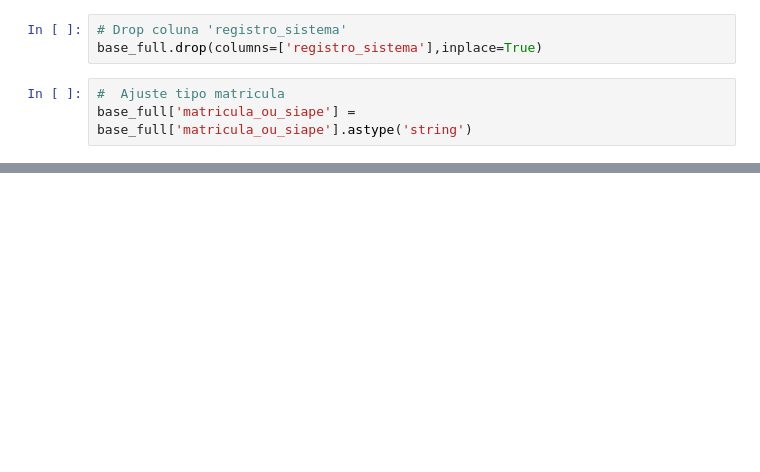
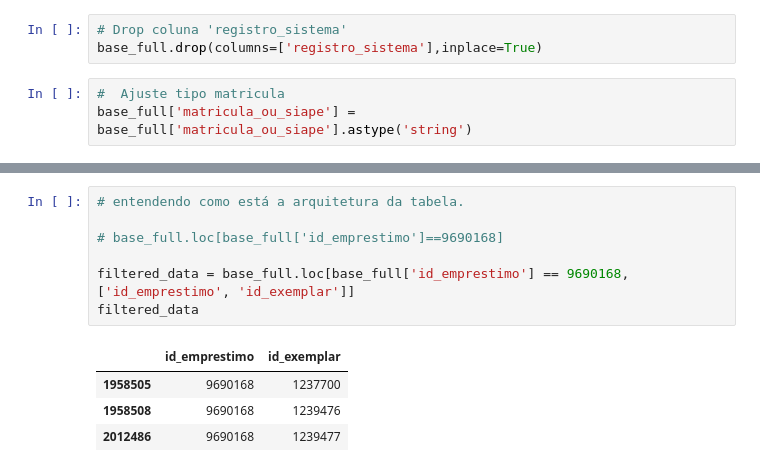
Before and after one commit to bernardonacif/7_Days_of_Code_Alura-Python-Pandas, a Jupyter notebook: desafio.ipynb, the cells around one changed output, grey strips where cells are left out. Cells and saved outputs as stored; diff of their text form; blank space fills up the shorter version.

```diff
--- a/desafio.ipynb
+++ b/desafio.ipynb
@@ -132,0 +160,12 @@ base_full.head()
+# %%
+# entendendo como está a arquitetura da tabela.
+
+# base_full.loc[base_full['id_emprestimo']==9690168]
+
+filtered_data = base_full.loc[base_full['id_emprestimo'] == 9690168, ['id_emprestimo', 'id_exemplar']]
+filtered_data
+# %% [output]
+|  | id_emprestimo | id_exemplar |
+| 1958505 | 9690168 | 1237700 |
+| 1958508 | 9690168 | 1239476 |
+| 2012486 | 9690168 | 1239477 |
```
Also changed, not shown: parts of 10 cells of this notebook, 2 other files.
